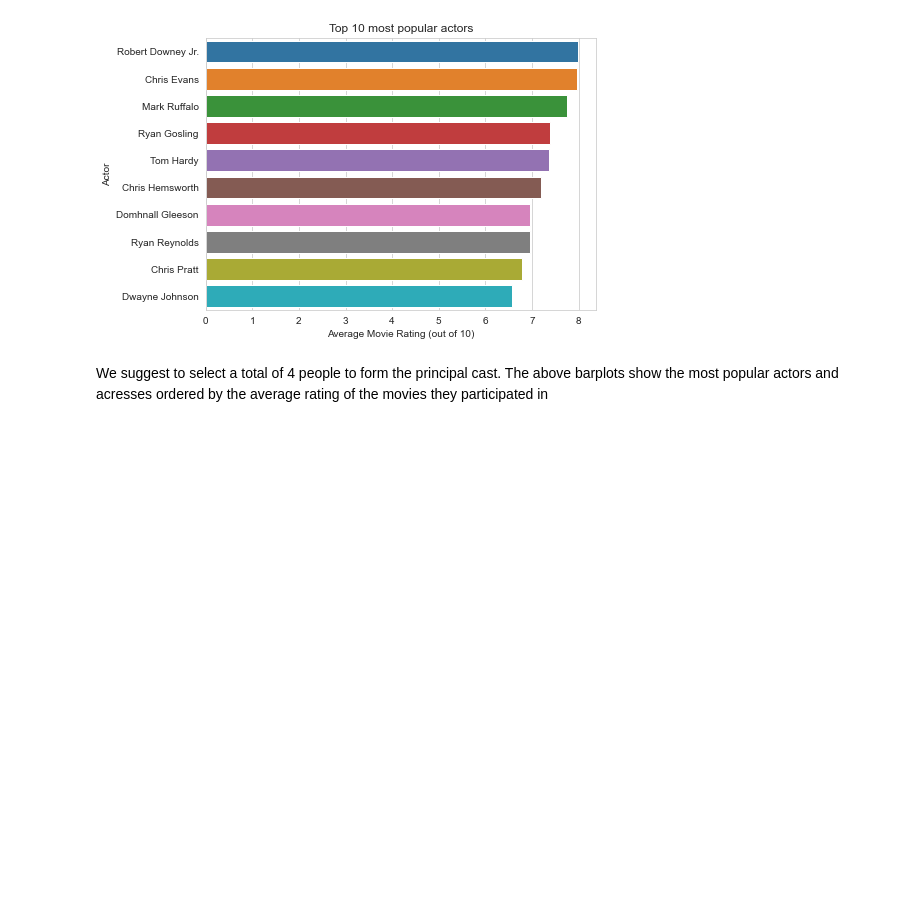
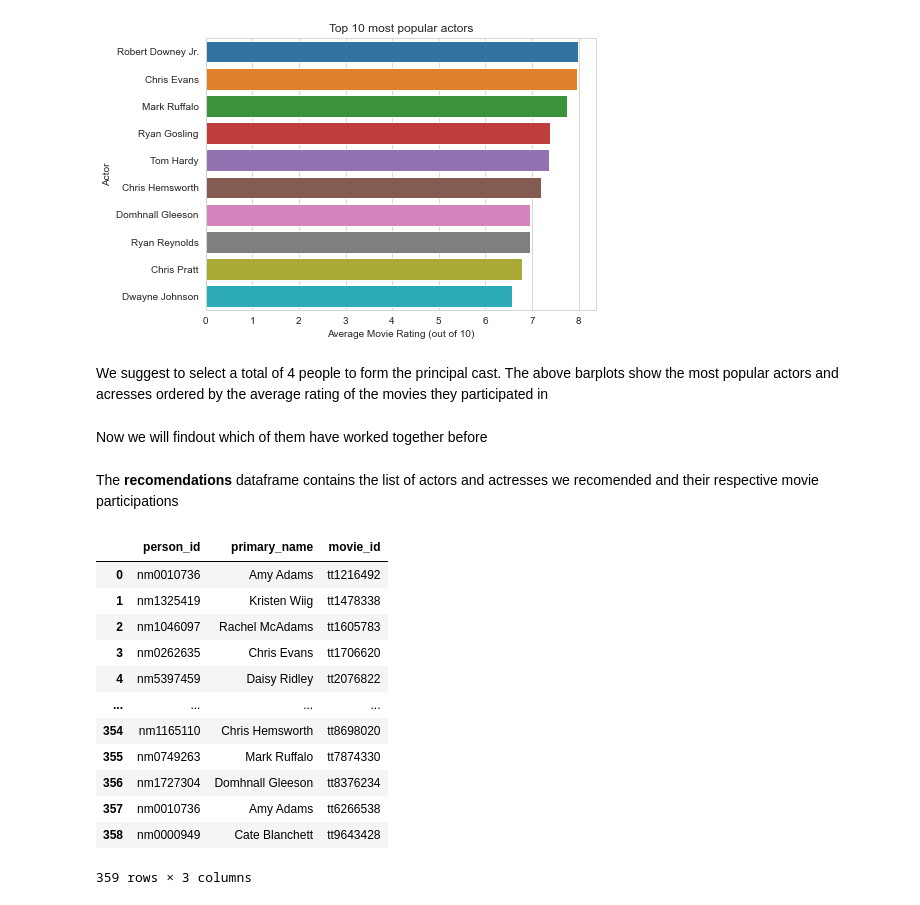
Before and after one commit to jwargodeloitte/intensive-final-project, a Jupyter notebook: Analysis_Josue.ipynb, the cells around one changed output. Cells and saved outputs as stored; diff of their text form; code cells hidden in the pictures; blank space fills up the shorter version.

```diff
--- a/Analysis_Josue.ipynb
+++ b/Analysis_Josue.ipynb
@@ -126,3 +131,5 @@ plt.title('Top 10 most popular actors');
 # %% [markdown]
 We suggest to select a total of 4 people to form the principal cast.
 The above barplots show the most popular actors and acresses ordered by the average rating of the movies they participated in
+# %% [markdown]
+Now we will findout which of them have worked together before
@@ -128,0 +185,18 @@ The above barplots show the most popular actors and acresses ordered by the aver
+# %% [markdown]
+The **recomendations** dataframe contains the list of actors and actresses we recomended and their respective movie participations
+# %%
+recomendations
+# %% [output]
+|  | person_id | primary_name | movie_id |
+| 0 | nm0010736 | Amy Adams | tt1216492 |
+| 1 | nm1325419 | Kristen Wiig | tt1478338 |
+| 2 | nm1046097 | Rachel McAdams | tt1605783 |
+| 3 | nm0262635 | Chris Evans | tt1706620 |
+| 4 | nm5397459 | Daisy Ridley | tt2076822 |
+| ... | ... | ... | ... |
+| 354 | nm1165110 | Chris Hemsworth | tt8698020 |
+| 355 | nm0749263 | Mark Ruffalo | tt7874330 |
+| 356 | nm1727304 | Domhnall Gleeson | tt8376234 |
+| 357 | nm0010736 | Amy Adams | tt6266538 |
+| 358 | nm0000949 | Cate Blanchett | tt9643428 |
+359 rows × 3 columns
```
Also changed, not shown: parts of 7 cells of this notebook.
